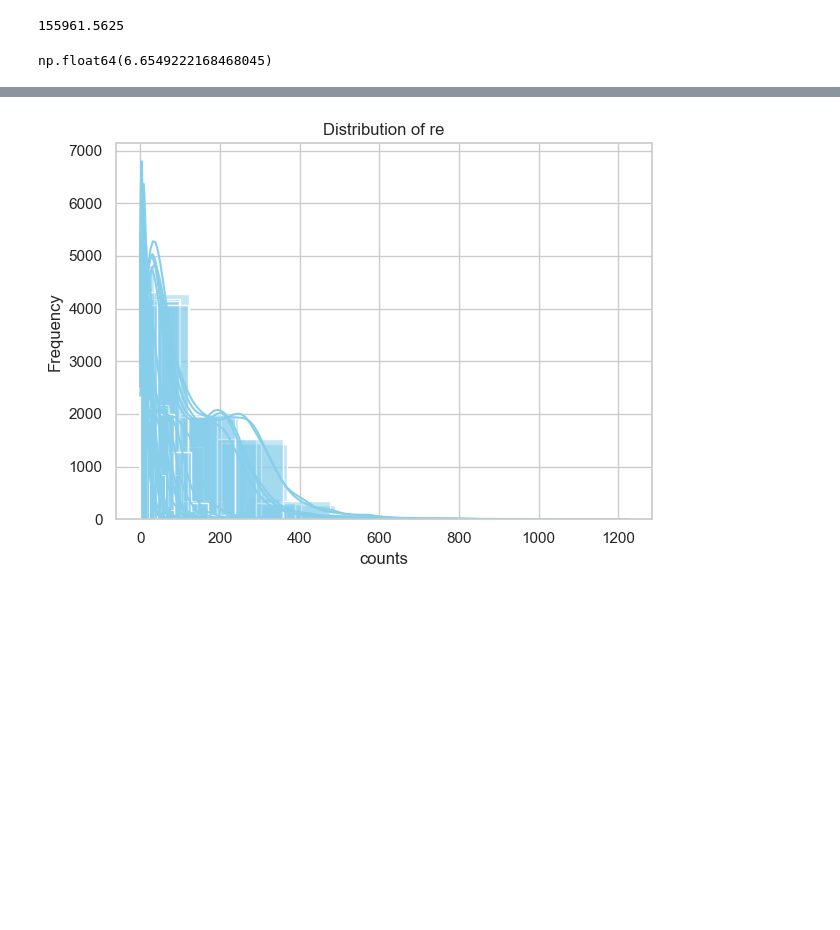
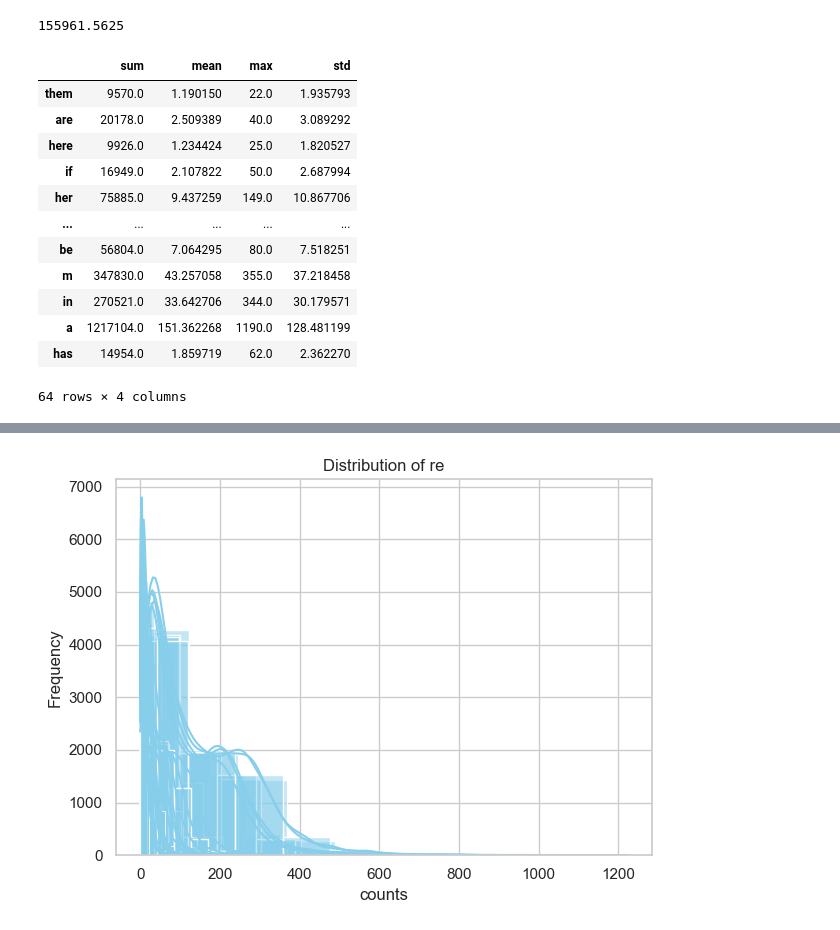
Before and after one commit to guilhermeleitao2002/Movie-Genre-Prediction, a Jupyter notebook: data_visualization.ipynb, the cells around one changed output, grey strips where cells are left out. Saved outputs shown, nothing was run; the diff lists cells and outputs as text; code cells hidden in the pictures; blank space fills up the shorter version.

```diff
--- a/data_visualization.ipynb
+++ b/data_visualization.ipynb
@@ -199,7 +288,19 @@ print(filtered_metrics['sum'].mean())
 # %% [output]
 155961.5625
 # %%
-filtered_metrics["std"].mean()
+filtered_metrics
 # %% [output]
+|  | sum | mean | max | std |
+| them | 9570.0 | 1.190150 | 22.0 | 1.935793 |
+| are | 20178.0 | 2.509389 | 40.0 | 3.089292 |
+| here | 9926.0 | 1.234424 | 25.0 | 1.820527 |
+| if | 16949.0 | 2.107822 | 50.0 | 2.687994 |
+| her | 75885.0 | 9.437259 | 149.0 | 10.867706 |
+| ... | ... | ... | ... | ... |
+| be | 56804.0 | 7.064295 | 80.0 | 7.518251 |
+| m | 347830.0 | 43.257058 | 355.0 | 37.218458 |
+| in | 270521.0 | 33.642706 | 344.0 | 30.179571 |
+| a | 1217104.0 | 151.362268 | 1190.0 | 128.481199 |
+| has | 14954.0 | 1.859719 | 62.0 | 2.362270 |
-np.float64(6.6549222168468045)
+64 rows × 4 columns
 # %%
```
Also changed, not shown: parts of 6 cells of this notebook.
